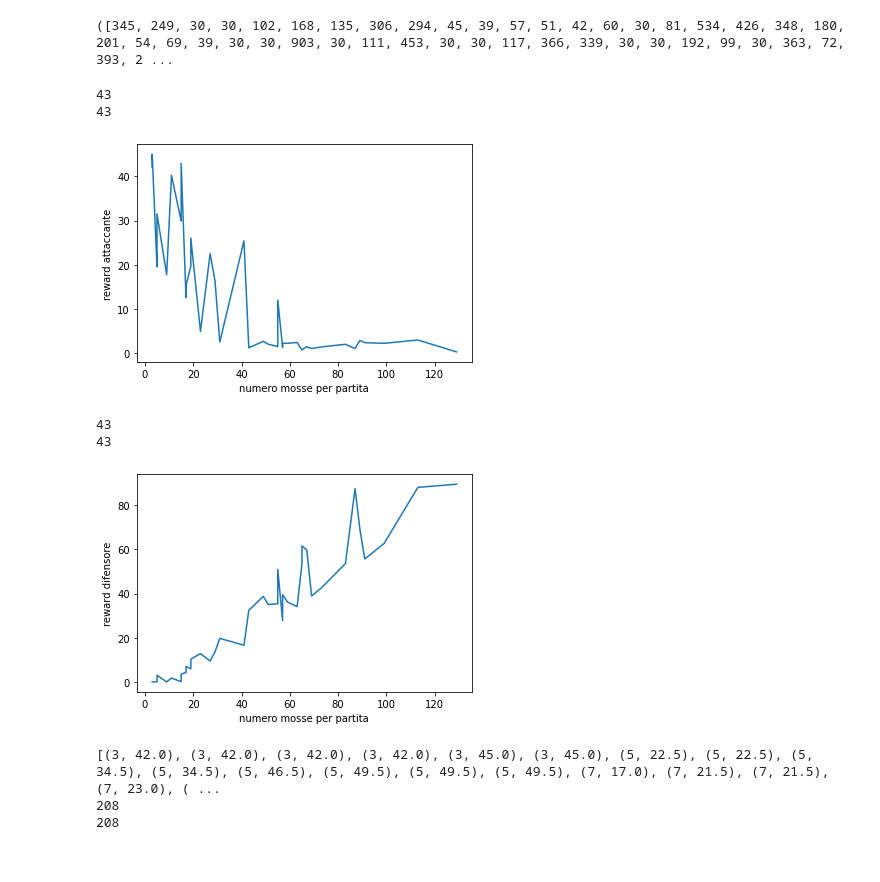
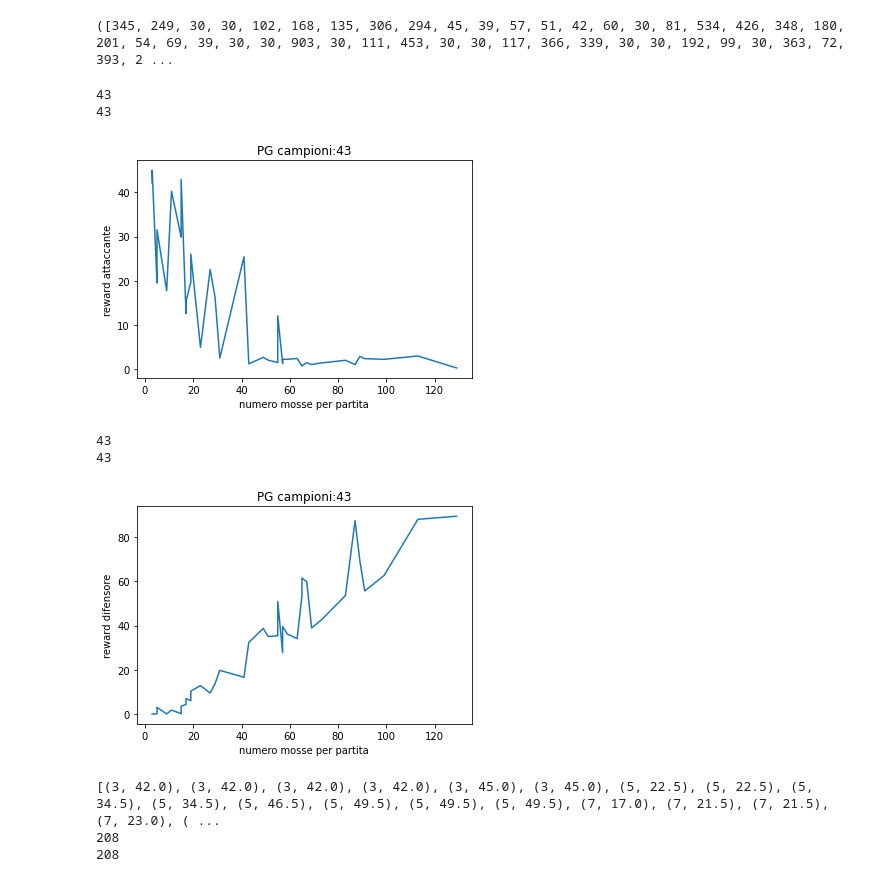
Before and after one commit to tcaiazzi/multi-agent-irs, a Jupyter notebook: tesi.ipynb, the cells around one changed output. Cells and saved outputs as stored; diff of their text form; code cells hidden in the pictures.

```diff
--- a/tesi.ipynb
+++ b/tesi.ipynb
@@ -55,36 +55,38 @@ d = {'attaccante': [(3, 45.0), (55, 2.3786688233619255), (15, 29.892857142857142
 a = d['attaccante']
 x = []
 y = []
 a.sort()
 for i in a :
     x.append(i[0])
     y.append(i[1])
 print(len(x))
 print(len(y))
+plt.title('PG campioni:'+str(len(x)))
 plt.ylabel('reward attaccante')
 plt.xlabel('numero mosse per partita')
 plt.plot(x,y)
 plt.show()
 
 x = []
 y = []
 b = d['difensore']
 b.sort()
 for i in b :
     x.append(i[0])
     y.append(i[1])
 print(len(x))
 print(len(y))
+plt.title('PG campioni:'+str(len(x)))
 plt.ylabel('reward difensore')
 plt.xlabel('numero mosse per partita')
 plt.plot(x,y)
 plt.show()
 # %% [output]
 43
 43
-[figure, old version]
+[figure, new version]
 43
 43
-[figure, old version]
+[figure, new version]
 # %%
 import matplotlib.pyplot as plt
```
Also changed, not shown: parts of 1 cell of this notebook.
